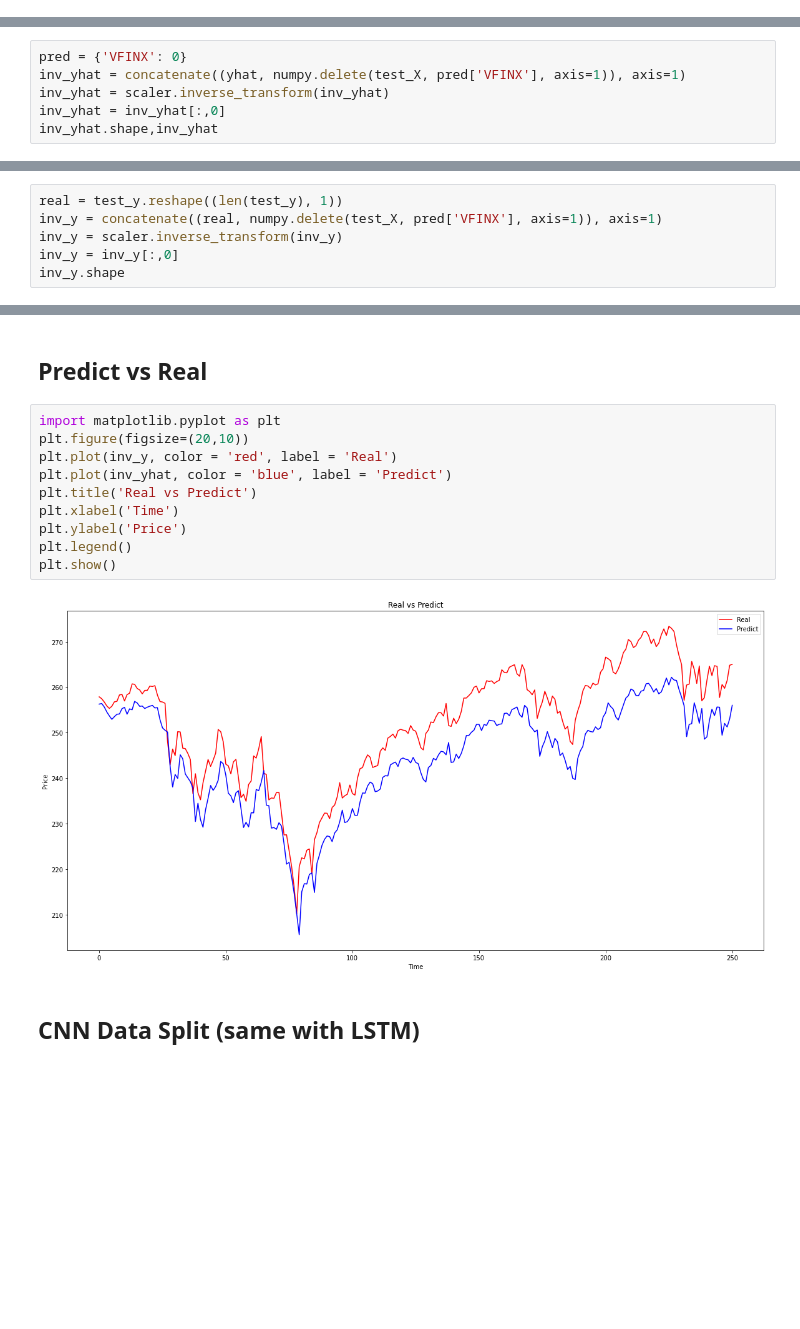
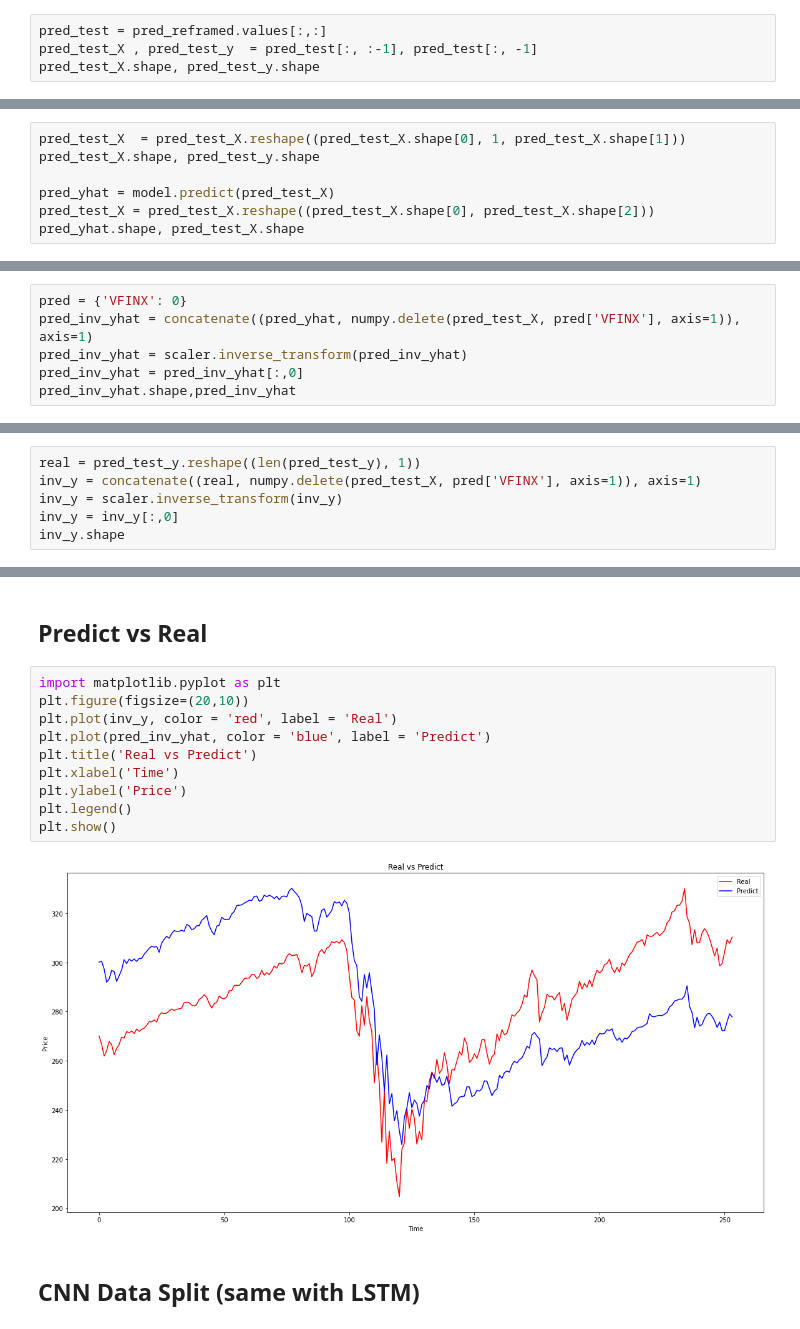
Before and after one commit to kevin89126/bigdataanalysis, a Jupyter notebook: 109971016_Code.ipynb, the cells around one changed output, grey strips where cells are left out. Cells and saved outputs as stored; diff of their text form; blank space fills up the shorter version.

```diff
--- a/109971016_Code.ipynb
+++ b/109971016_Code.ipynb
@@ -245,0 +287,4 @@ yhat.shape, test_X.shape
+# %%
+pred_test = pred_reframed.values[:,:]
+pred_test_X , pred_test_y  = pred_test[:, :-1], pred_test[:, -1]
+pred_test_X.shape, pred_test_y.shape
@@ -245,0 +293,7 @@ yhat.shape, test_X.shape
+# %%
+pred_test_X  = pred_test_X.reshape((pred_test_X.shape[0], 1, pred_test_X.shape[1]))
+pred_test_X.shape, pred_test_y.shape
+
+pred_yhat = model.predict(pred_test_X)
+pred_test_X = pred_test_X.reshape((pred_test_X.shape[0], pred_test_X.shape[2]))
+pred_yhat.shape, pred_test_X.shape
@@ -247,8 +303,8 @@ yhat.shape, test_X.shape
 ## Invert scaling for forecast
 # %%
 pred = {'VFINX': 0}
-inv_yhat = concatenate((yhat, numpy.delete(test_X, pred['VFINX'], axis=1)), axis=1)
-inv_yhat = scaler.inverse_transform(inv_yhat)
-inv_yhat = inv_yhat[:,0]
-inv_yhat.shape,inv_yhat
+pred_inv_yhat = concatenate((pred_yhat, numpy.delete(pred_test_X, pred['VFINX'], axis=1)), axis=1)
+pred_inv_yhat = scaler.inverse_transform(pred_inv_yhat)
+pred_inv_yhat = pred_inv_yhat[:,0]
+pred_inv_yhat.shape,pred_inv_yhat
 # %% [output]
@@ -272,8 +328,8 @@ inv_yhat.shape,inv_yhat
 # %% [markdown]
 ## Invert scaling for actual
 # %%
-real = test_y.reshape((len(test_y), 1))
-inv_y = concatenate((real, numpy.delete(test_X, pred['VFINX'], axis=1)), axis=1)
+real = pred_test_y.reshape((len(pred_test_y), 1))
+inv_y = concatenate((real, numpy.delete(pred_test_X, pred['VFINX'], axis=1)), axis=1)
 inv_y = scaler.inverse_transform(inv_y)
 inv_y = inv_y[:,0]
 inv_y.shape
@@ -314,15 +375,15 @@ inv_y,inv_yhat
 # %%
 import matplotlib.pyplot as plt
 plt.figure(figsize=(20,10))
 plt.plot(inv_y, color = 'red', label = 'Real')
-plt.plot(inv_yhat, color = 'blue', label = 'Predict')
+plt.plot(pred_inv_yhat, color = 'blue', label = 'Predict')
 plt.title('Real vs Predict')
 plt.xlabel('Time')
 plt.ylabel('Price')
 plt.legend()
 plt.show()
 # %% [output]
-[figure, old version]
+[figure, new version]
 # %% [markdown]
 ## CNN Data Split (same with LSTM)
 # %%
```
Also changed, not shown: parts of 25 cells of this notebook, 1 other file.
